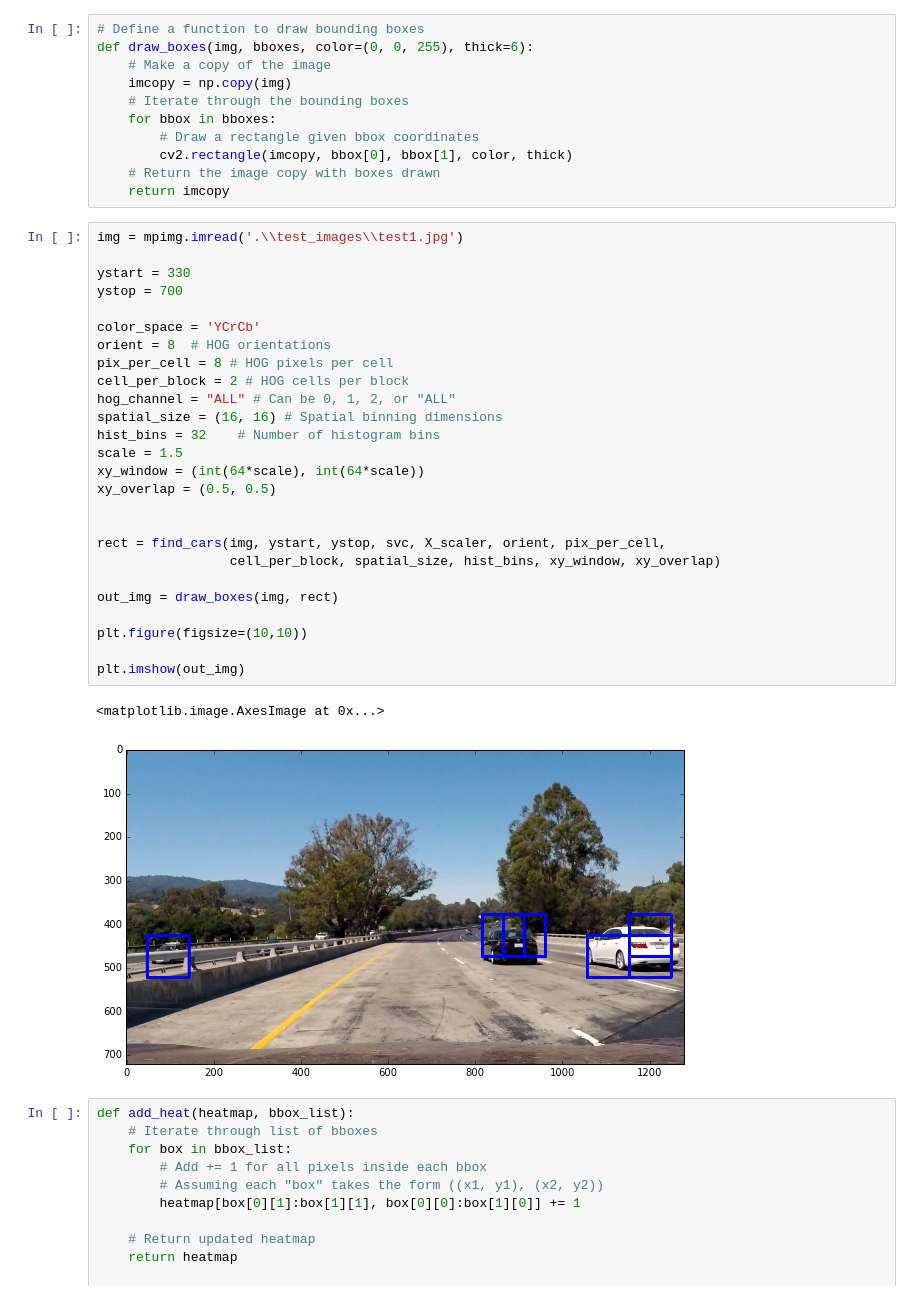
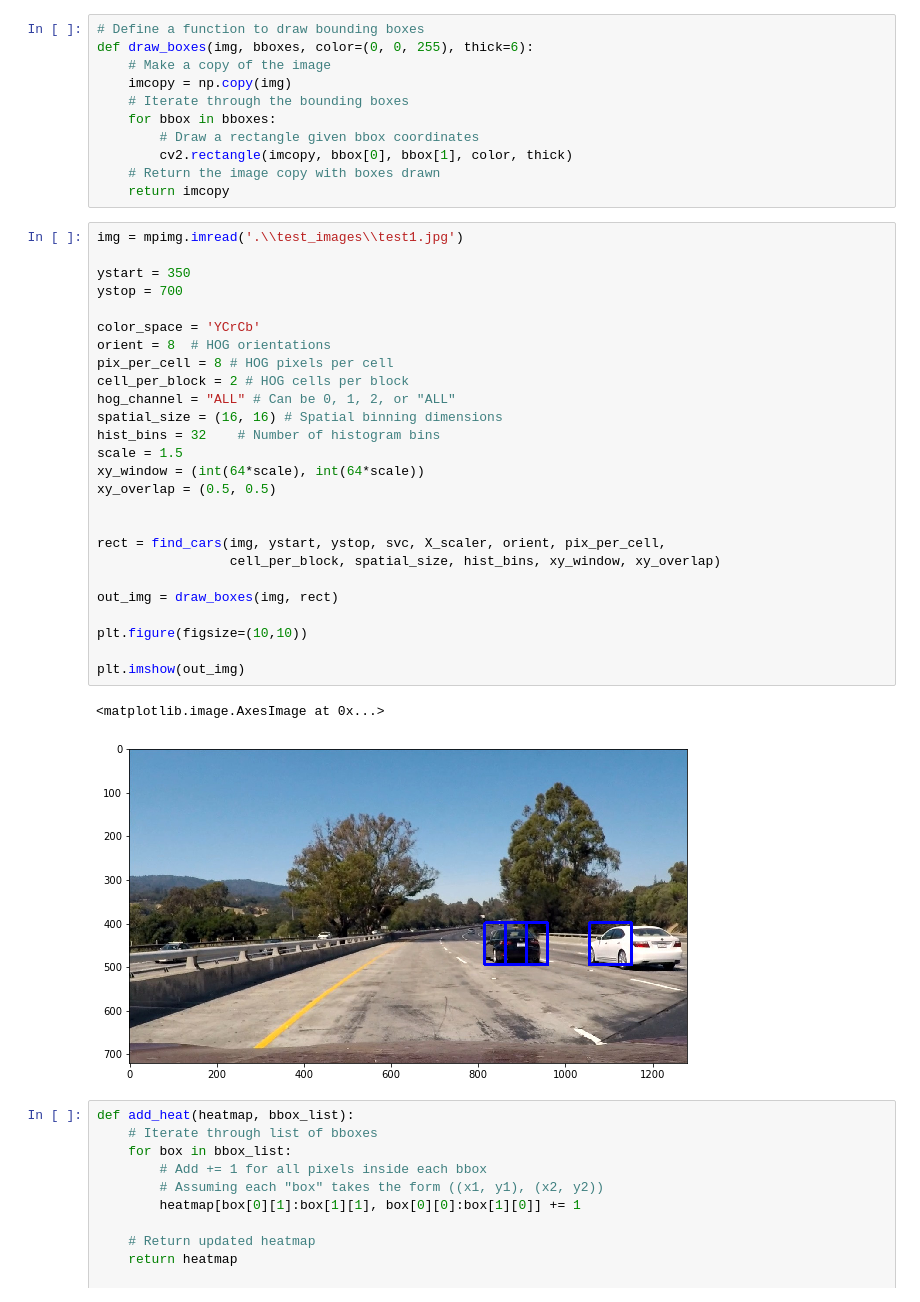
Before and after one commit to nonlining/CarND, a Jupyter notebook: CarND-Vehicle-Detection/Project5.ipynb, the cells around one changed output. Saved outputs shown, nothing was run; the diff lists cells and outputs as text.

Commit message:
image update

```diff
--- a/CarND-Vehicle-Detection/Project5.ipynb
+++ b/CarND-Vehicle-Detection/Project5.ipynb
@@ -411,32 +411,32 @@ def draw_boxes(img, bboxes, color=(0, 0, 255), thick=6):
 # %%
 img = mpimg.imread('.\\test_images\\test1.jpg')
 
-ystart = 330
+ystart = 350
 ystop = 700
 
 color_space = 'YCrCb'
 orient = 8  # HOG orientations
 pix_per_cell = 8 # HOG pixels per cell
 cell_per_block = 2 # HOG cells per block
 hog_channel = "ALL" # Can be 0, 1, 2, or "ALL"
 spatial_size = (16, 16) # Spatial binning dimensions
 hist_bins = 32    # Number of histogram bins
 scale = 1.5
 xy_window = (int(64*scale), int(64*scale))
 xy_overlap = (0.5, 0.5)
 
 
 rect = find_cars(img, ystart, ystop, svc, X_scaler, orient, pix_per_cell,
                  cell_per_block, spatial_size, hist_bins, xy_window, xy_overlap)
 
 out_img = draw_boxes(img, rect)
 
 plt.figure(figsize=(10,10))
 
 plt.imshow(out_img)
 # %% [output]
 <matplotlib.image.AxesImage at 0x...>
-[figure, old version]
+[figure, new version]
 # %%
 def add_heat(heatmap, bbox_list):
     # Iterate through list of bboxes
```
Also changed, not shown: parts of 10 cells of this notebook, 6 other files.
